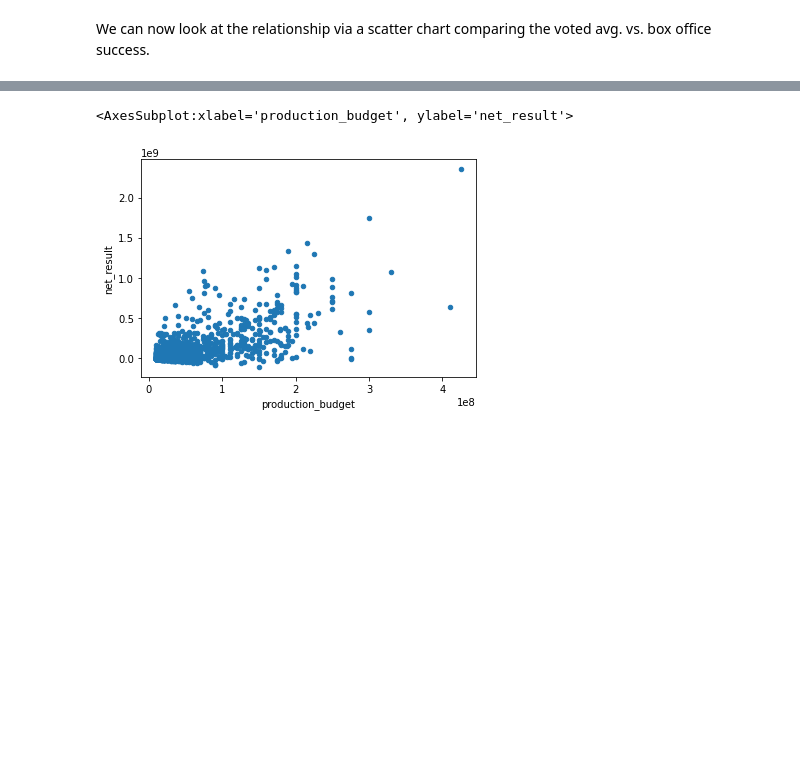
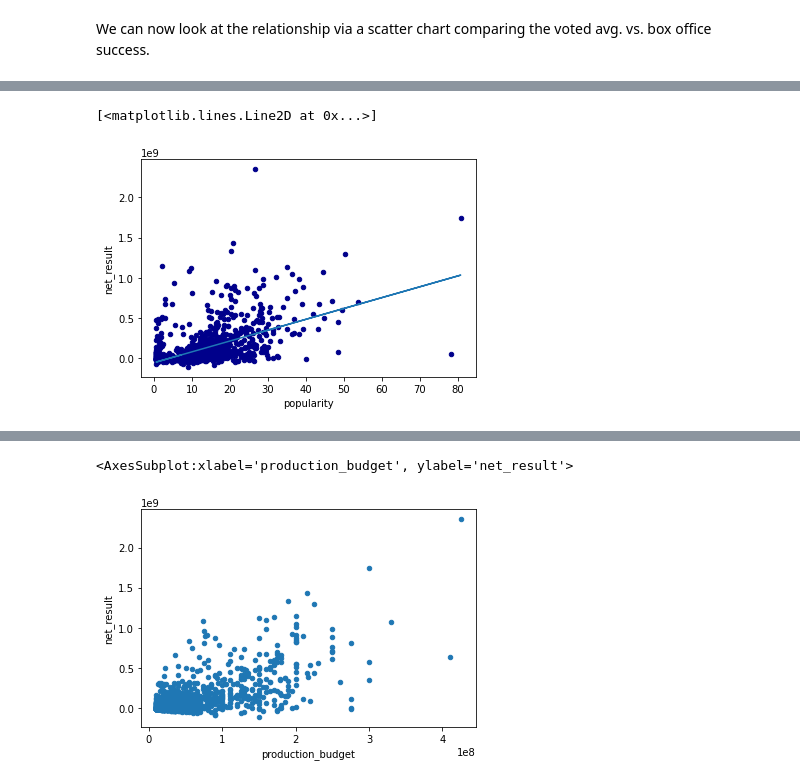
Before and after one commit to crosbyrh/dsc-phase-1-project-v2-4, a Jupyter notebook: student.ipynb, the cells around one changed output, grey strips where cells are left out. Saved outputs shown, nothing was run; the diff lists cells and outputs as text; code cells hidden in the pictures; blank space fills up the shorter version.

```diff
--- a/student.ipynb
+++ b/student.ipynb
@@ -326,0 +344,12 @@ df_cleaner.plot.scatter(x = 'vote_average', y = 'percentage_gain')
+# %%
+z = np.polyfit(df_cleaner['popularity'], df_cleaner['net_result'], 1)
+
+p = np.poly1d(z)
+ax1 = df_cleaner.plot.scatter(x='popularity',
+                      y='net_result',
+                      c='DarkBlue')
+
+plt.plot(df_cleaner['popularity'], p(df_cleaner['popularity']))
+# %% [output]
+[<matplotlib.lines.Line2D at 0x...>]
+[figure, added]
```
Also changed, not shown: parts of 10 cells of this notebook.
